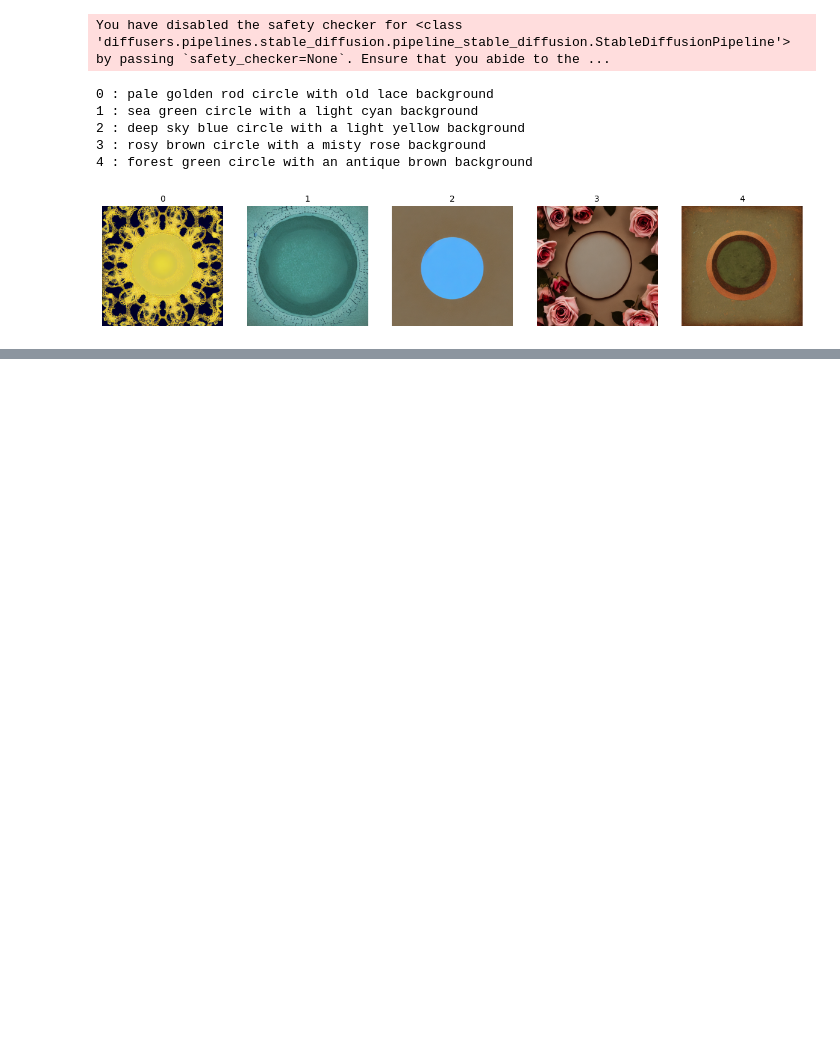
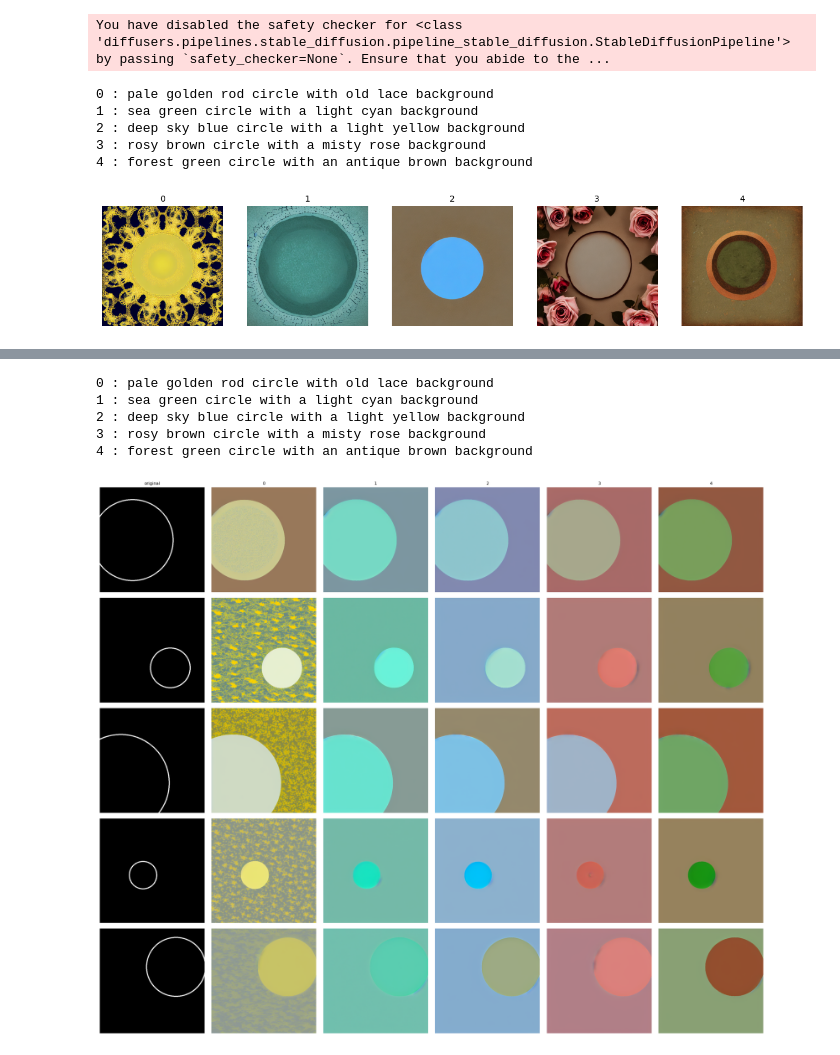
Before and after one commit to reproducepark/Diffusion-Assignment3-ControlNet-LoRA, a Jupyter notebook: task_1_controlnet/generate_tests.ipynb, the cells around one changed output, grey strips where cells are left out. Drawn from its saved outputs; the diff is of its cells as text; code cells hidden in the pictures; blank space fills up the shorter version.

```diff
--- a/task_1_controlnet/generate_tests.ipynb
+++ b/task_1_controlnet/generate_tests.ipynb
@@ -4,7 +4,7 @@ import os, json, torch
 from diffusers import StableDiffusionPipeline
 device = "cuda"
 
-OUT_DIR = './outputs/text2img'
+OUT_DIR = './outputs/diffusion_tests'
 os.makedirs(OUT_DIR, exist_ok=True)
 
 with open('./data/test_prompts.json', 'r', encoding='utf-8') as f:
@@ -56,0 +135,30 @@ for k in keys:
+# %%
+# Show 5 images for each condition with prompts
+num_conditions = len(grid_results)
+num_prompts = len(grid_results[0])
+
+fig, axes = plt.subplots(num_conditions, num_prompts, figsize=(3 * num_prompts, 3 * num_conditions))
+
+for k in keys:
+    print(k+ " : "+ raw[k])
+
+for row_idx in range(num_conditions):
+    for col_idx in range(num_prompts):
+        ax = axes[row_idx, col_idx]
+        entry = grid_results[row_idx][col_idx]
+        ax.imshow(entry["image"])
+        ax.axis("off")
+        if row_idx == 0:
+            ax.set_title(f"{entry['prompt_key']}", fontsize=8)
+        if col_idx == 0:
+            ax.set_ylabel(f"cond {entry['condition_file']}", rotation=0, labelpad=40, fontsize=8)
+
+plt.tight_layout()
+plt.show()
+# %% [output]
+0 : pale golden rod circle with old lace background
+1 : sea green circle with a light cyan background
+2 : deep sky blue circle with a light yellow background
+3 : rosy brown circle with a misty rose background
+4 : forest green circle with an antique brown background
+[figure, added]
```
Also changed, not shown: parts of 1 cell of this notebook, 34 other files.
